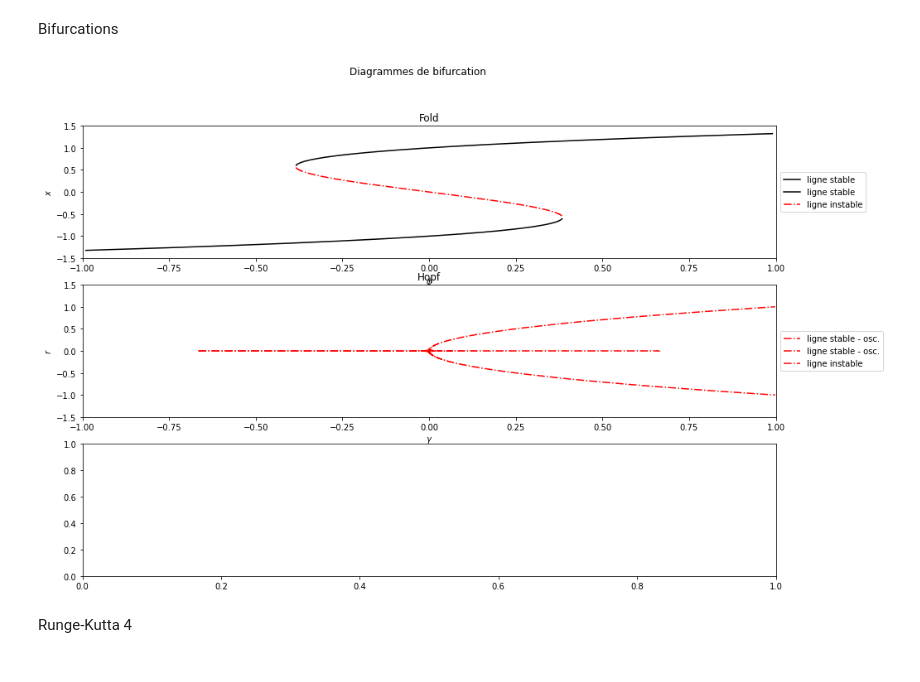
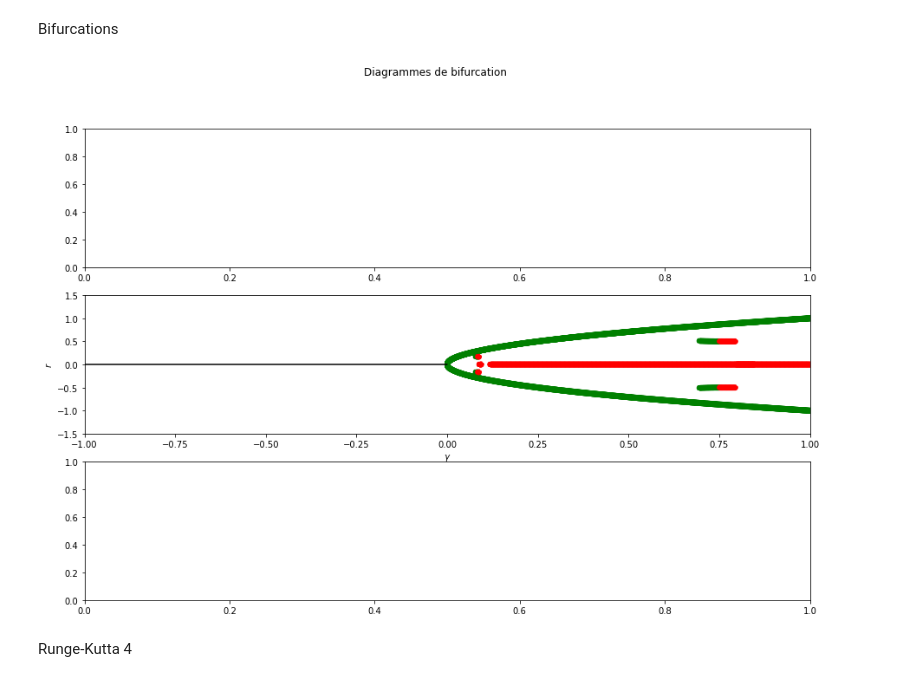
Before and after one commit to Mathieu-R/climate-tipping-points, a Jupyter notebook: notebooks/Bifurcations.ipynb, the cells around one changed output. Cells and saved outputs as stored; diff of their text form; code cells hidden in the pictures.

```diff
--- a/notebooks/Bifurcations.ipynb
+++ b/notebooks/Bifurcations.ipynb
@@ -132,73 +134,81 @@ def fold_bifurcation(fx, df):
 """Following vs coupling \gamma
 
 """
-def hopf_bifurcation(fx, df):
+def hopf_bifurcation(fx, df, ax):
   stable_equ_middle = []
   stable_equ_up = []
   stable_equ_down = []
   unstable_equ = []
 
   ngamma = 1000
-  nr = 10000
+  nr = 10
+
+  r_min = -1.5
+  r_max = 1.5
+
+  ntries = 10
 
   gamma_mesh = np.linspace(start=-1, stop=1, num=ngamma)
-  r_mesh = np.linspace(start=-1.5, stop=1.5, num=nr)
+  r_mesh = np.linspace(start=r_min, stop=r_max, num=nr)
 
   # algorithm
+  # start from r_min as guess
+  guess = r_min
   for gamma in gamma_mesh:
+    # look for some roots.
     for r in r_mesh:
-      f_value = fx(r, gamma)
-      #print(f_value)
-      # check if I am in trusting interval (i.e. near an equilibirum point such that \dot{r} = 0)
-      if - TRESHOLD < f_value < TRESHOLD:
-        # YEAH ! We hit an equilibrium point.
-        # Check its stability (stable or unstable)
-        df_value = df(r, gamma)
-        if df_value > 0:
-          unstable_equ.append([gamma, r])
-        elif df_value < 0:
-          # decorralate points (otherwise matplotlib connect every points of each branch with a line)
-          if r > 0.:
-            stable_equ_up.append([gamma, r])
-          elif r < 0.:
-            stable_equ_down.append([gamma, r])
-          else:
-            stable_equ_middle.append([gamma, r])
+      sol = sciopt.root(fun=fx, jac=df, x0=r, method="hybr", tol=0.01, args=(gamma))
+      root = sol.x[0]
+      guess = root
+      #print(root)
+      # Check its stability (stable or unstable)
+      df_value = df(root, gamma)
+      if df_value > 0:
+        unstable_equ.append([gamma, root])
+      elif df_value < 0:
+        # decorralate points (otherwise matplotlib connect every points of each branch with a line)
+        if root > 0.:
+          stable_equ_up.append([gamma, root])
+        elif root < 0.:
+          stable_equ_down.append([gamma, root])
+        else:
+          #print([gamma, r])
+          stable_equ_middle.append([gamma, root])
 
   unstable_equ = list(zip(*unstable_equ))
   stable_equ_middle = list(zip(*stable_equ_middle))
   stable_equ_up = list(zip(*stable_equ_up))
   stable_equ_down = list(zip(*stable_equ_down))
 
+
+
   # plot
-  #ax2.plot(stable_equ_middle[0], stable_equ_middle[0], color="black", label="ligne stable")
-  ax2.plot(stable_equ_up[0], stable_equ_up[1], linestyle="dashdot", color="red", label="ligne stable - osc.")
-  ax2.plot(stable_equ_down[0], stable_equ_down[1], linestyle="dashdot", color="red", label="ligne stable - osc.")
-  ax2.plot(unstable_equ[0], unstable_equ[1], linestyle="dashdot", color="red", label="ligne instable")
+  ax2.plot(stable_equ_middle[0], stable_equ_middle[1], color="black", label="ligne stable")
+  ax2.scatter(stable_equ_up[0], stable_equ_up[1], linestyle="dashdot", color="green", label="ligne stable - osc.")
+  ax2.scatter(stable_equ_down[0], stable_equ_down[1], linestyle="dashdot", color="green", label="ligne stable - osc.")
+  ax2.scatter(unstable_equ[0], unstable_equ[1], linestyle="dashdot", color="red", label="ligne instable")
   ax2.set_xlabel("$\gamma$")
   ax2.set_ylabel("$r$")
   ax2.set_xlim(-1, 1)
   ax2.set_ylim(-1.5, 1.5)
-  ax2.set_title("Hopf")
-  ax2.legend(loc='center left', bbox_to_anchor=(1, 0.5))
 
 """Following vs forcing \phi
   # 1. loop each \phi
   # # 1.1. solve \dot{x} for that \phi => get x value
   # # 1.2. loop each r
   # # # 1.2.1 check root of the "following system" (polar)
   # # # 1.2.1 that value of x will change value of \gamma in the "following system"
 """
 def fold_hopf_bifurcations(fx, df):
   pass
 
 def run_bifurcations():
-  fold_bifurcation(fold, fold_df)
-  hopf_bifurcation(hopf_polar, hopf_polar_df)
+  #fold_bifurcation(fold, fold_df)
+  hopf_bifurcation(hopf_polar, hopf_polar_df, ax2)
 
 run_bifurcations()
 # %% [output]
-[figure, old version]
+[figure, new version]
 # %%
 # initial conditions
 x0 = -0.5
```
Also changed, not shown: parts of 1 cell of this notebook, 1 other file.
